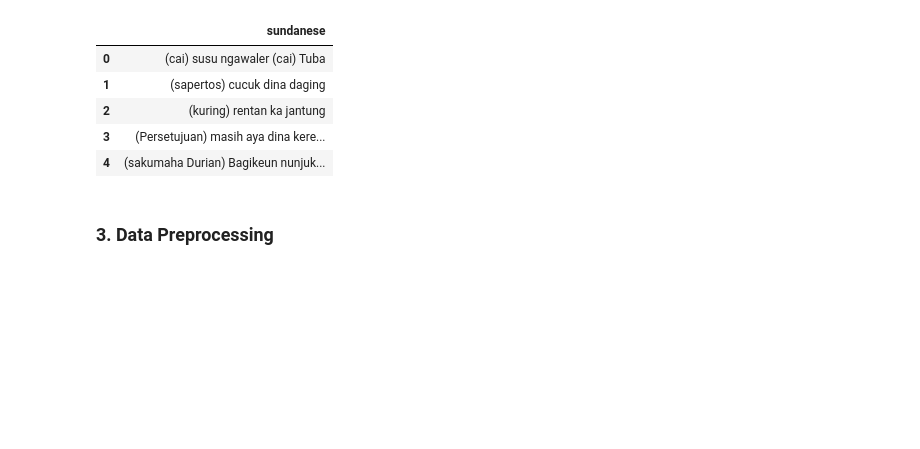
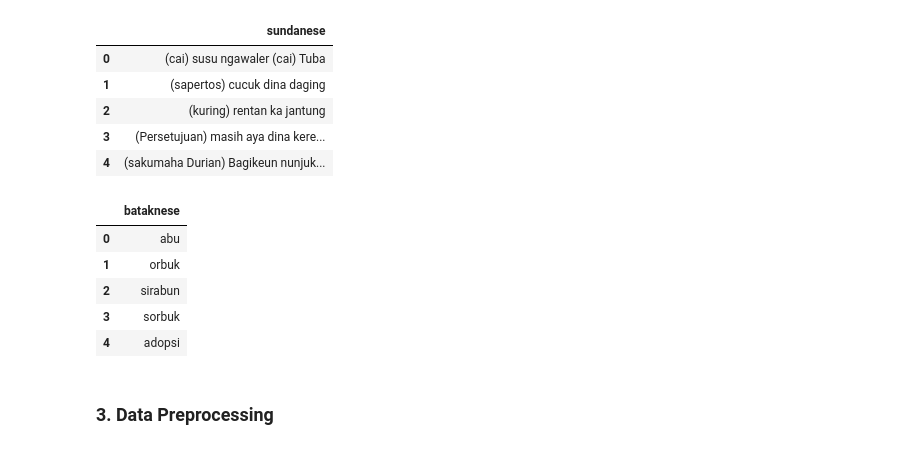
Before and after one commit to bimarakajati/Nusacular, a Jupyter notebook: Trainer.ipynb, the cells around one changed output. Cells and saved outputs as stored; diff of their text form; code cells hidden in the pictures; blank space fills up the shorter version.

```diff
--- a/Trainer.ipynb
+++ b/Trainer.ipynb
@@ -55,6 +55,18 @@ sundanese_df.head()
 | 2 | (kuring) rentan ka jantung |
 | 3 | (Persetujuan) masih aya dina kere... |
 | 4 | (sakumaha Durian) Bagikeun nunjuk... |
+# %%
+# Loading raw toba_batak data
+
+bataknese_df = pd.read_csv("datasets/toba_batak.csv", header=None, names=['bataknese'])
+bataknese_df.head()
+# %% [output]
+|  | bataknese |
+| 0 | abu |
+| 1 | orbuk |
+| 2 | sirabun |
+| 3 | sorbuk |
+| 4 | adopsi |
 # %% [markdown]
 ### 3. Data Preprocessing
 # %%
```
Also changed, not shown: parts of 15 cells of this notebook, 7 other files.
